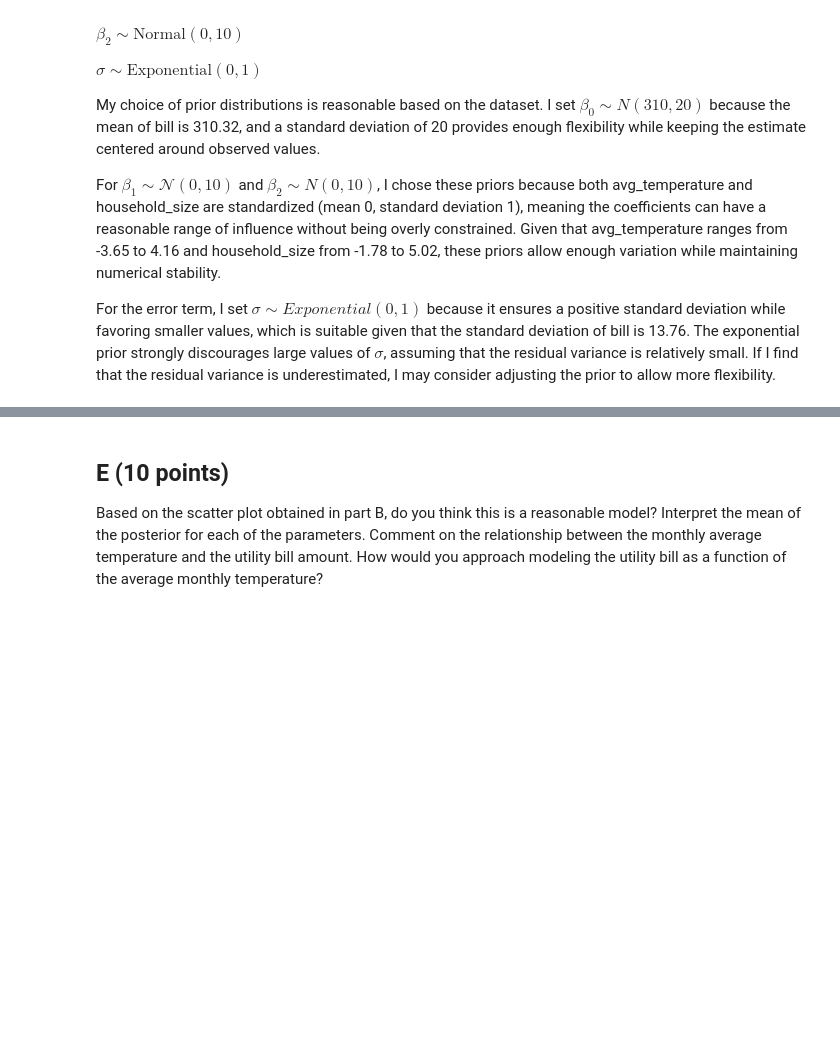
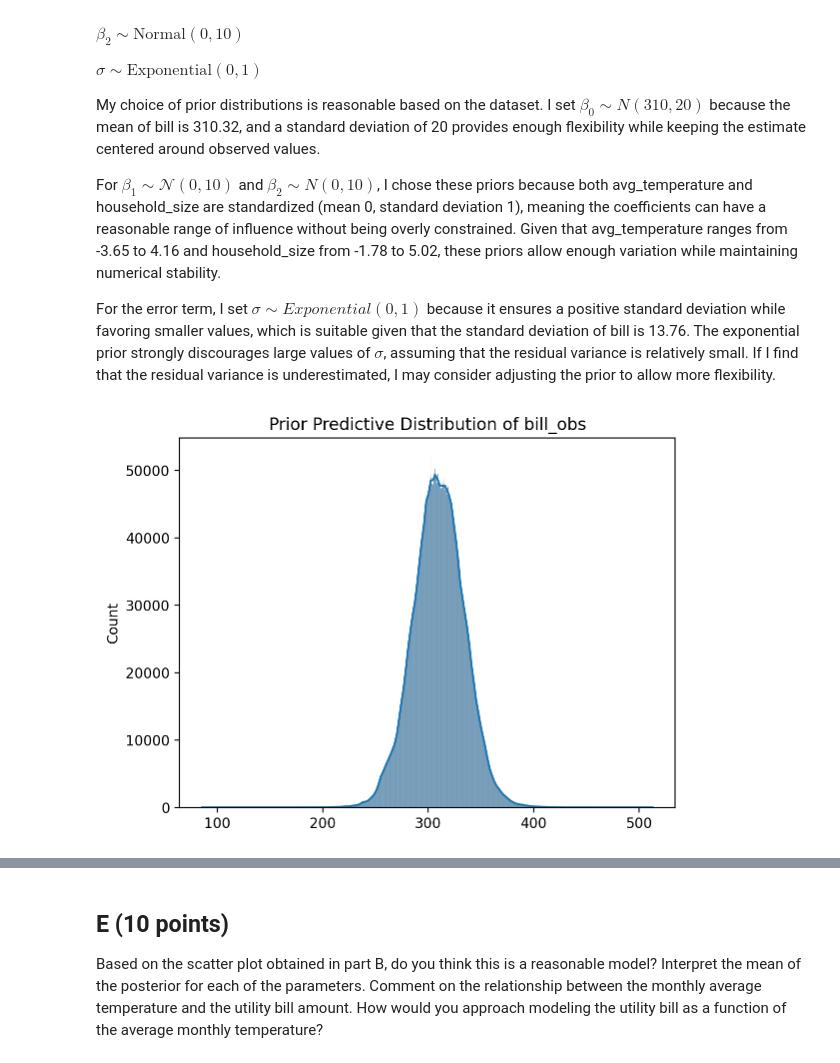
Before and after one commit to tingshengxie/MATH-509, a Jupyter notebook: Midterm Exam.ipynb, the cells around one changed output, grey strips where cells are left out. Drawn from its saved outputs; the diff is of its cells as text; code cells hidden in the pictures; blank space fills up the shorter version.

```diff
--- a/Midterm Exam.ipynb
+++ b/Midterm Exam.ipynb
@@ -180,16 +182,23 @@ For the error term, I set $ \sigma \sim Exponential(0,1) $ because it ensures a
 # %%
 with pm.Model() as model:
     beta_0 = pm.Normal("beta_0", mu=310, sigma=20)
     beta_1 = pm.Normal("beta_1", mu=0, sigma=10)
     beta_2 = pm.Normal("beta_2", mu=0, sigma=10)
     sigma = pm.Exponential("sigma", lam=1)
     _mu = beta_0 + beta_1 *data['avg_temperature'] + beta_2 *data['household_size']
     mu = pm.Deterministic('mu', _mu)
+
     bill_obs = pm.Normal("bill_obs", mu=mu, sigma=sigma, observed=data['bill'])
+    prior_predictive = pm.sample_prior_predictive(samples=1000, var_names=["bill_obs"])
+    sns.histplot(prior_predictive.prior_predictive["bill_obs"].values.flatten(), kde=True)
+    plt.title("Prior Predictive Distribution of bill_obs")
+    plt.show()
 
     _trace = pm.sample(1000, tune=1000, chains=4, return_inferencedata=True)
-trace=_trace.posterior.to_dataframe()
+
+trace = _trace.posterior.to_dataframe()
 # %% [output]
+[figure, added]
 [interactive output not drawn]
 [interactive output not drawn]
 # %%
```
Also changed, not shown: parts of 4 cells of this notebook.
